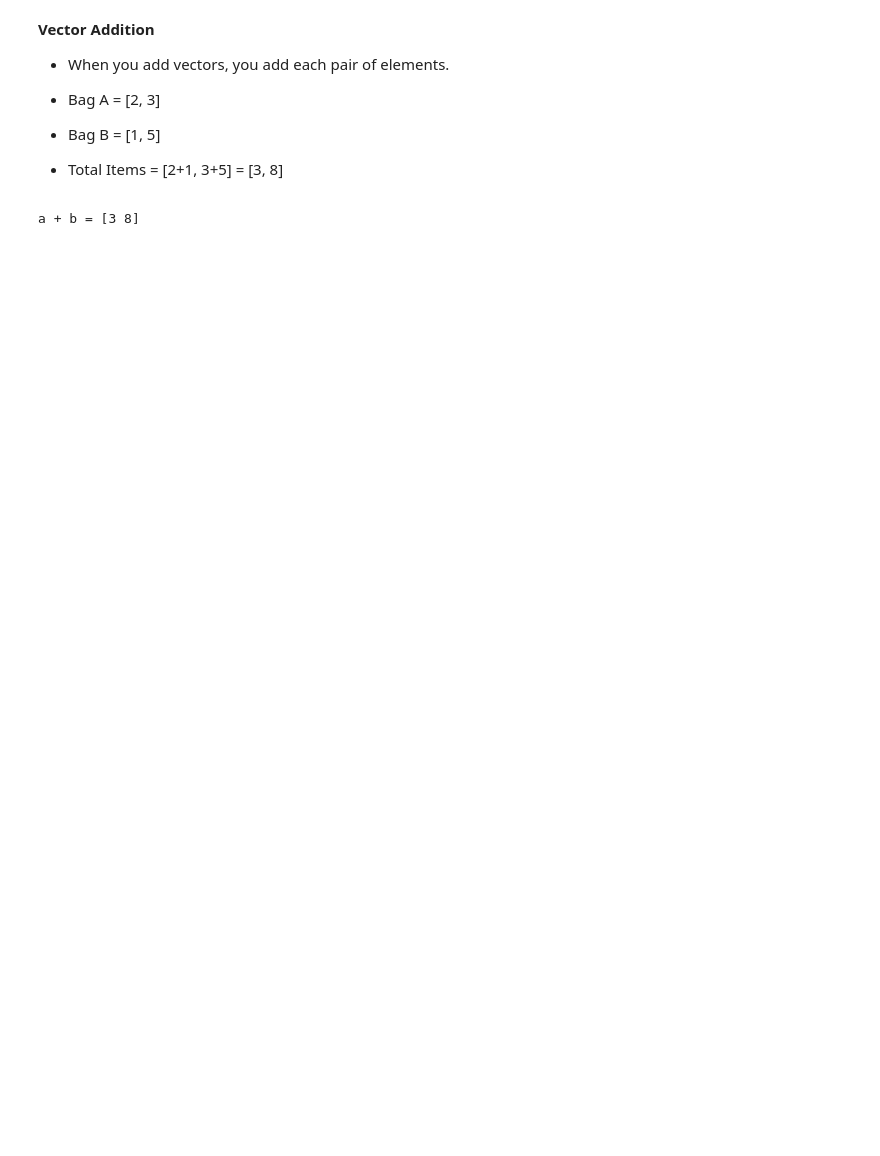
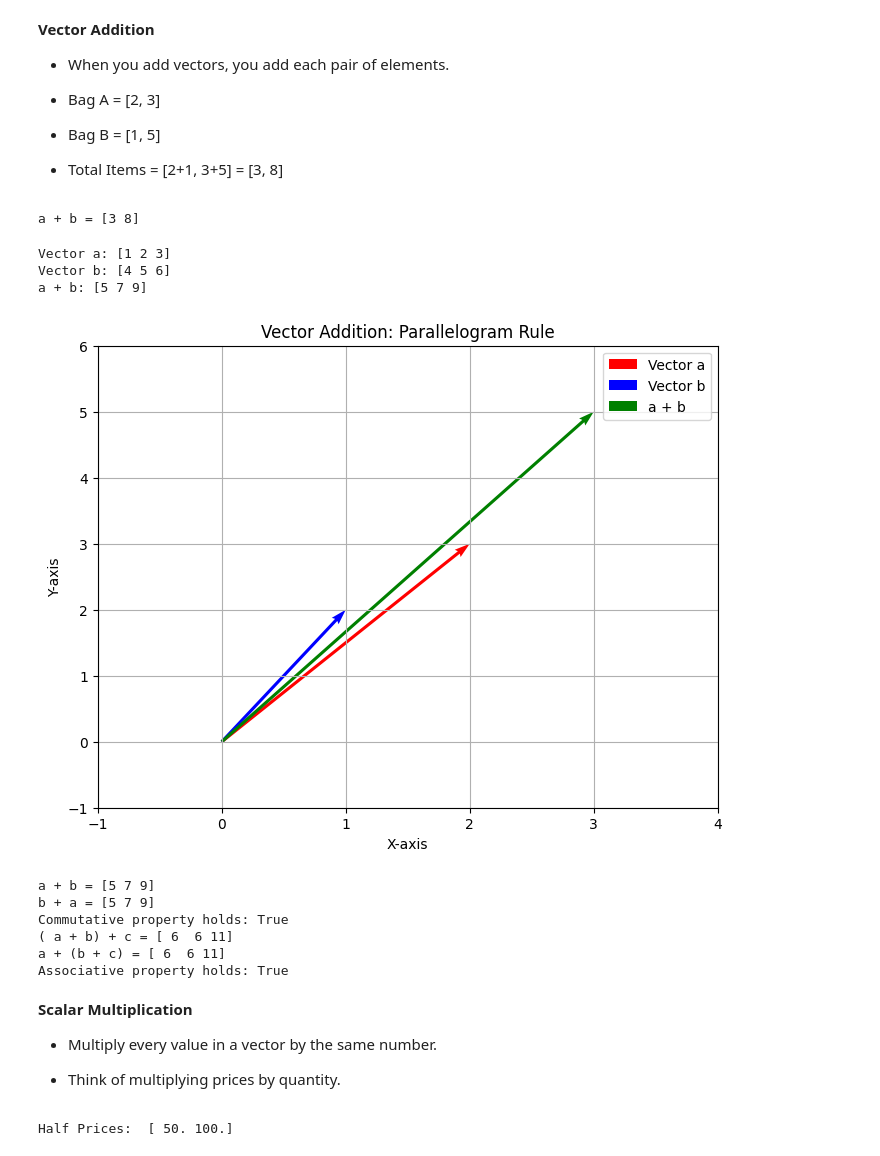
Before and after one commit to DuoDduo/AI-fellowship-module-2, a Jupyter notebook: working_with_numpy/linear_algebra.ipynb, the cells around one changed output. Drawn from its saved outputs; the diff is of its cells as text; code cells hidden in the pictures; blank space fills up the shorter version.

```diff
--- a/working_with_numpy/linear_algebra.ipynb
+++ b/working_with_numpy/linear_algebra.ipynb
@@ -62,9 +66,66 @@ a + b = [3 8]
 # %%
 # Vector addition
 a = np.array([1, 2, 3])
 b = np.array([4, 5, 6])
 
 vector_sum = a + b
 print(f"Vector a: {a}")
 print(f"Vector b: {b}")
 print(f"a + b: {vector_sum}")
+
+# Geometric interpretation in 2D
+a_2d = np.array([2, 3])
+b_2d = np.array([1, 2])
+sum_2d = a_2d + b_2d
+
+plt.figure(figsize=(8, 6))
+plt.quiver(0, 0, a_2d[0], a_2d[1], angles='xy', scale_units='xy', scale=1, color='r', label='Vector a', width = 0.005)
+plt.quiver(0, 0, b_2d[0], b_2d[1], angles='xy', scale_units='xy', scale=1, color='b', label='Vector b', width = 0.005)
+plt.quiver(0, 0, sum_2d[0], sum_2d[1], angles='xy', scale_units='xy', scale=1, color='g', label='a + b', width = 0.005)
+plt.quiver(a_2d[0], a_2d[1], b_2d[0], b_2d[1], angles='xy', scale_units='xy', scale=1, color='b', alpha=0, width = 0.005)
+plt.xlim(-1, 4)
+plt.ylim(-1, 6)
+plt.grid(True)
+plt.title('Vector Addition: Parallelogram Rule')
+plt.xlabel('X-axis')
+plt.ylabel('Y-axis')
+plt.legend(["Vector a", "Vector b", "a + b"])
+
+plt.show()
+# %% [output]
+Vector a: [1 2 3]
+Vector b: [4 5 6]
+a + b: [5 7 9]
+[figure, added]
+# %%
+c = np.array([1, -1, 2])
+
+# cummutative property: a + b = b + a
+print("a + b =", a + b)
+print("b + a =", b + a)
+print(f"Commutative property holds: {np.array_equal(a + b, b + a)}")
+
+# associative property: (a + b) + c = a + (b + c)
+left = (a + b) + c
+right = a + (b + c)
+print("( a + b) + c =", left)
+print("a + (b + c) =", right)
+print(f"Associative property holds: {np.array_equal(left, right)}")
+# %% [output]
+a + b = [5 7 9]
+b + a = [5 7 9]
+Commutative property holds: True
+( a + b) + c = [ 6  6 11]
+a + (b + c) = [ 6  6 11]
+Associative property holds: True
+# %% [markdown]
+**Scalar Multiplication**
+ - Multiply every value in a vector by the same number.
+
+ - Think of multiplying prices by quantity.
+# %%
+prices = np.array([100, 200])
+discount = 0.5
+print("Half Prices: ", discount * prices)
+# %% [output]
+Half Prices:  [ 50. 100.]
```
Also changed, not shown: parts of 67 cells of this notebook, 1 other file.
